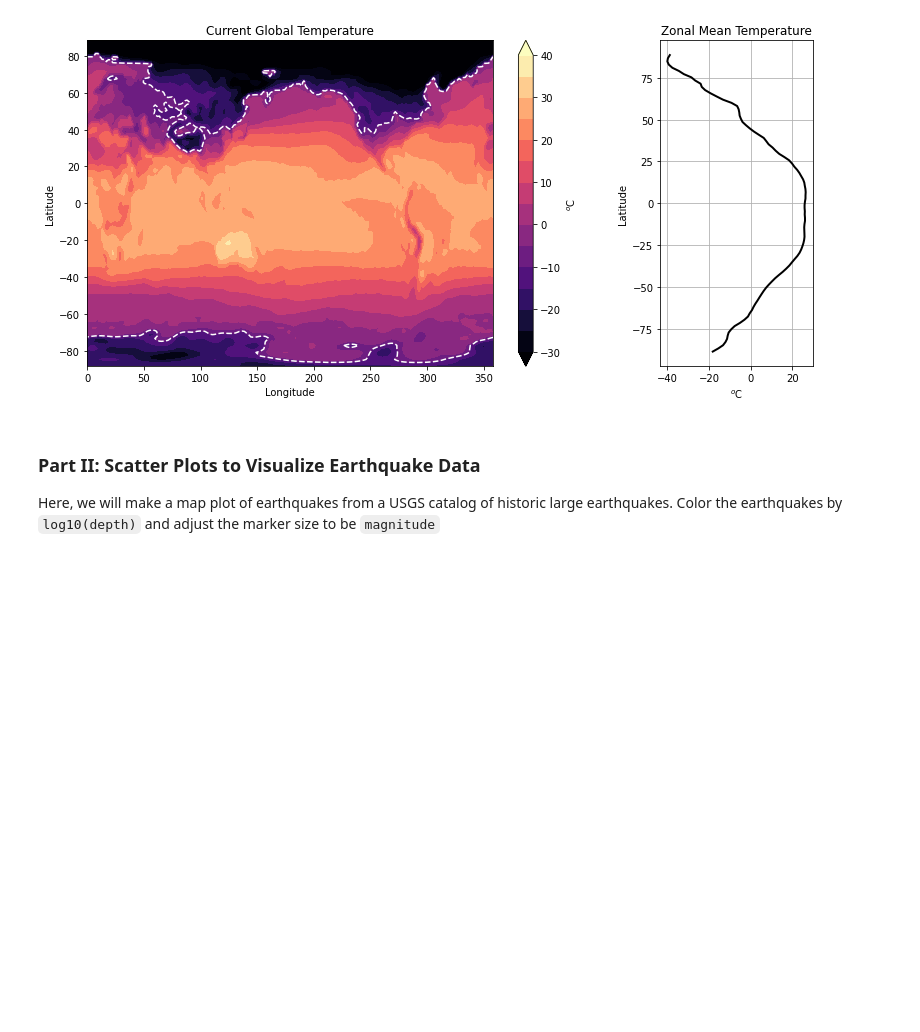
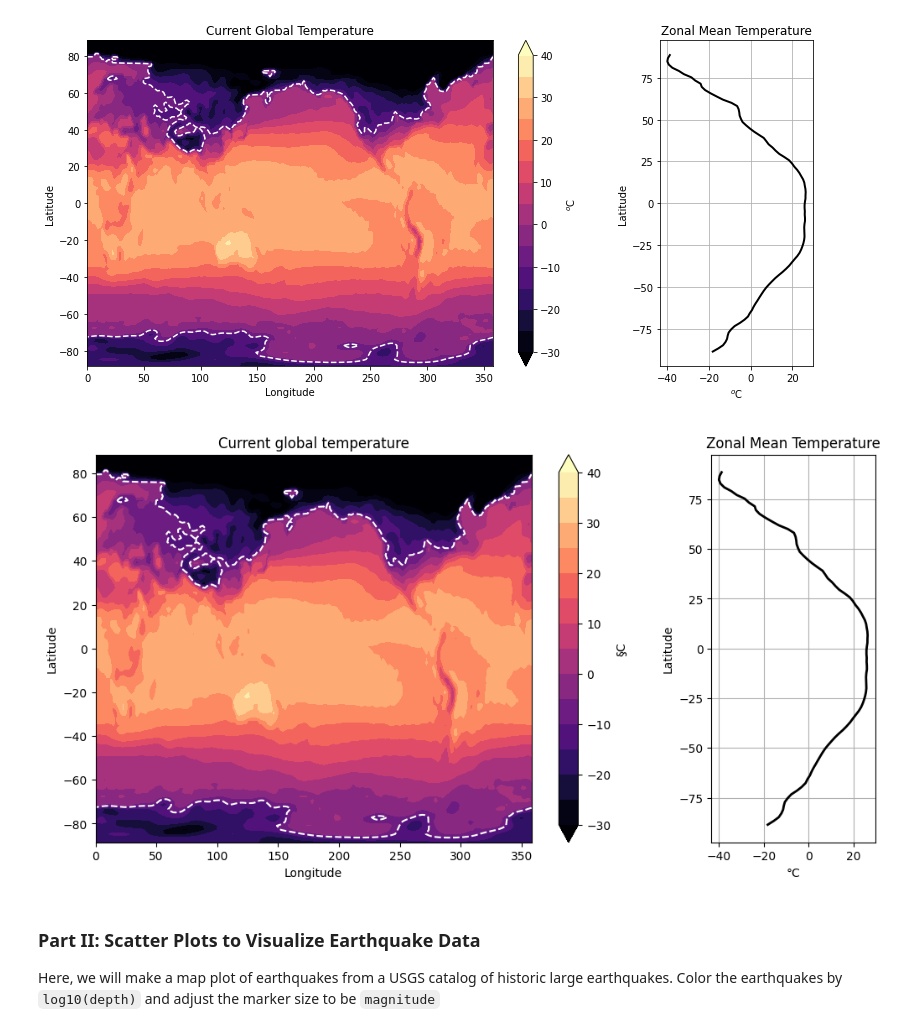
Before and after one commit to ZenzieDesperado/2023_Intro_Python, a Jupyter notebook: W2_S2.ipynb, the cells around one changed output. Drawn from its saved outputs; the diff is of its cells as text; code cells hidden in the pictures; blank space fills up the shorter version.

```diff
--- a/W2_S2.ipynb
+++ b/W2_S2.ipynb
@@ -70,20 +74,24 @@ Hint 5: Don't spend too too much time making your figure perfect as there is sti
 # %%
 # Replicate this figure
 # Temperature values are originally in Kelvin units -> Convert to degree celsius by subtracting 273.15
-fig, (__,__) = plt.subplots(__, __, figsize=(___,___),gridspec_kw={'width_ratios': [5, 1.5]})
-ctemp = __.________(___,__,_________,cmap='magma',levels=np.linspace(-30,40,15),extend='both')
-___._________(___,___,_________,colors='w',levels=[-10],extend='both')
-___.set_xlabel('________')
-___.set_ylabel('________')
-___.set_title('______________________')
-___._______(_____,ax=___,____='$^o$C')
+temp_celsius=temp-273.15
+fig, (x,y) = plt.subplots(nrows=1,ncols=2, figsize=(12,6),gridspec_kw={'width_ratios': [5, 1.5]})
+ctemp = x.contourf(lon,lat,temp_celsius,cmap='magma',levels=np.linspace(-30,40,15),extend='both')
+x.contour(lon,lat,temp_celsius,colors='w',levels=[-10],extend='both')
+x.set_xlabel('Longitude')
+x.set_ylabel('Latitude')
+x.set_title('Current global temperature')
+plt.colorbar(ctemp,ax=x,label='§C')
 
-___.____(np.__________(___________,axis=_),lat,lw=2,c='k')
-___.set_xlabel(r'$^{o}$C')
-___.set_ylabel(r'Latitude')
-___.set_title('Zonal Mean Temperature')
-plt.____()
+
+y.plot(np.nanmean(temp_celsius,axis=1),lat,lw=2,c='k')
+y.set_xlabel(r'°C')
+y.set_ylabel(r'Latitude')
+y.set_title('Zonal Mean Temperature')
+plt.grid()
 plt.show()
+# %% [output]
+[figure, added]
 # %% [markdown]
 ### Part II: Scatter Plots to Visualize Earthquake Data
 Here, we will make a map plot of earthquakes from a USGS catalog of historic large earthquakes. Color the earthquakes by `log10(depth)` and adjust the marker size to be `magnitude`
```
Also changed, not shown: parts of 3 cells of this notebook.
